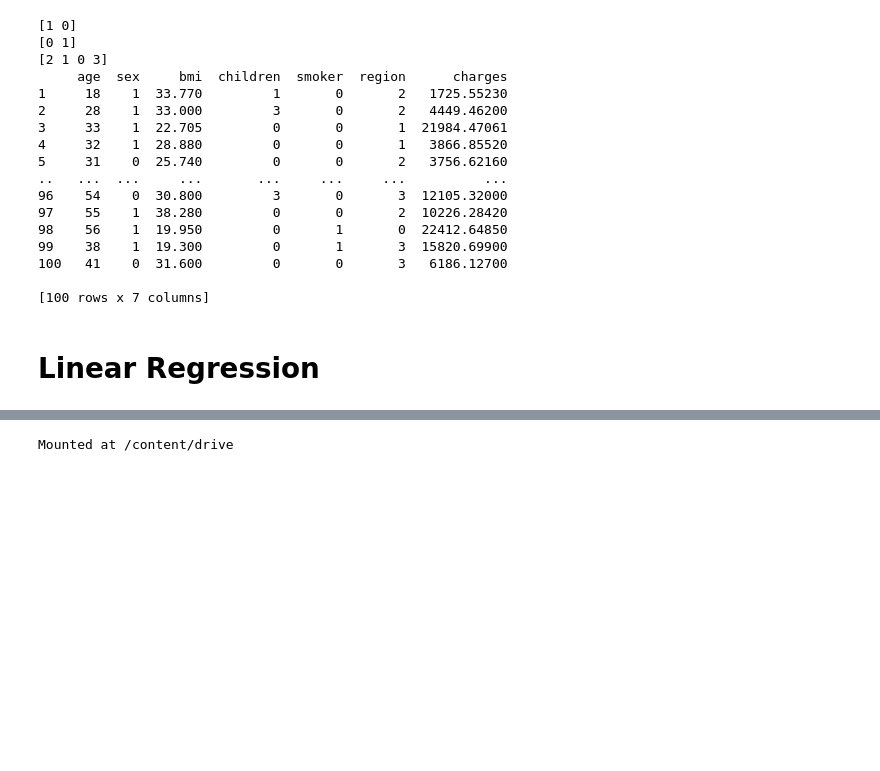
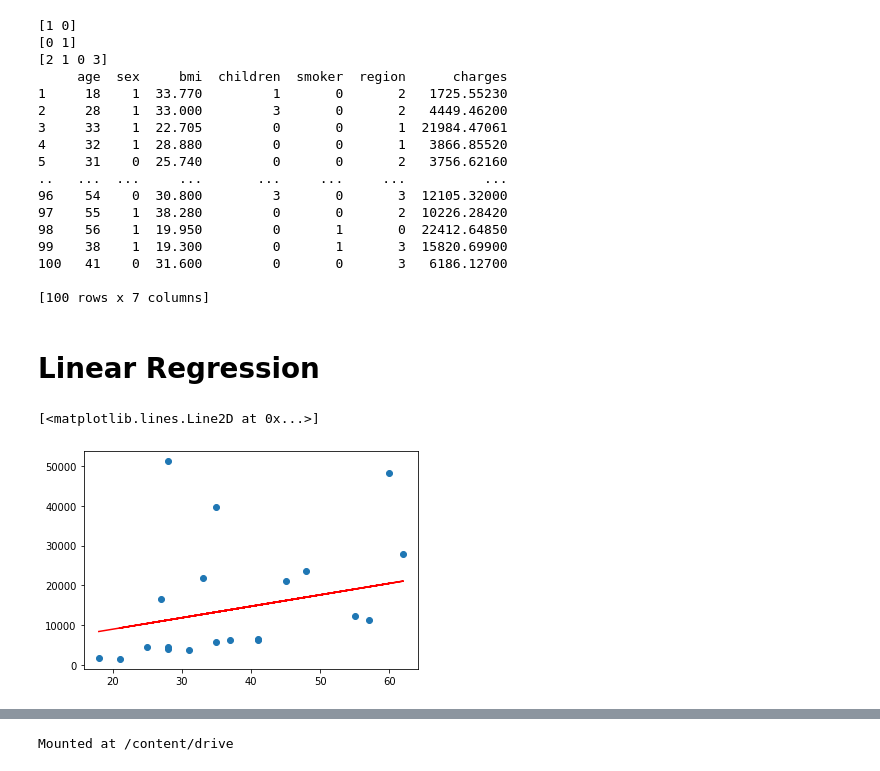
Before and after one commit to sakibtheseeker/medical-predict-ml, a Jupyter notebook: ML_CA2.ipynb, the cells around one changed output, grey strips where cells are left out. Cells and saved outputs as stored; diff of their text form; code cells hidden in the pictures; blank space fills up the shorter version.

```diff
--- a/ML_CA2.ipynb
+++ b/ML_CA2.ipynb
@@ -82,0 +88,17 @@ print( newdata )
+# %%
+import matplotlib.pyplot as plt
+
+x = newdata[['age']]
+y = newdata.charges
+x_train,x_test,y_train,y_test = train_test_split(x,y,test_size = 0.2,random_state = 45)
+reg = LinearRegression()
+reg
+reg.fit(x,y)
+
+reg.score(x_test,y_test)
+p = reg.predict(x_test)
+plt.scatter(x_test,y_test)
+plt.plot(x_test,p, color = 'red')
+# %% [output]
+[<matplotlib.lines.Line2D at 0x...>]
+[figure, added]
```
Also changed, not shown: parts of 13 cells of this notebook.
